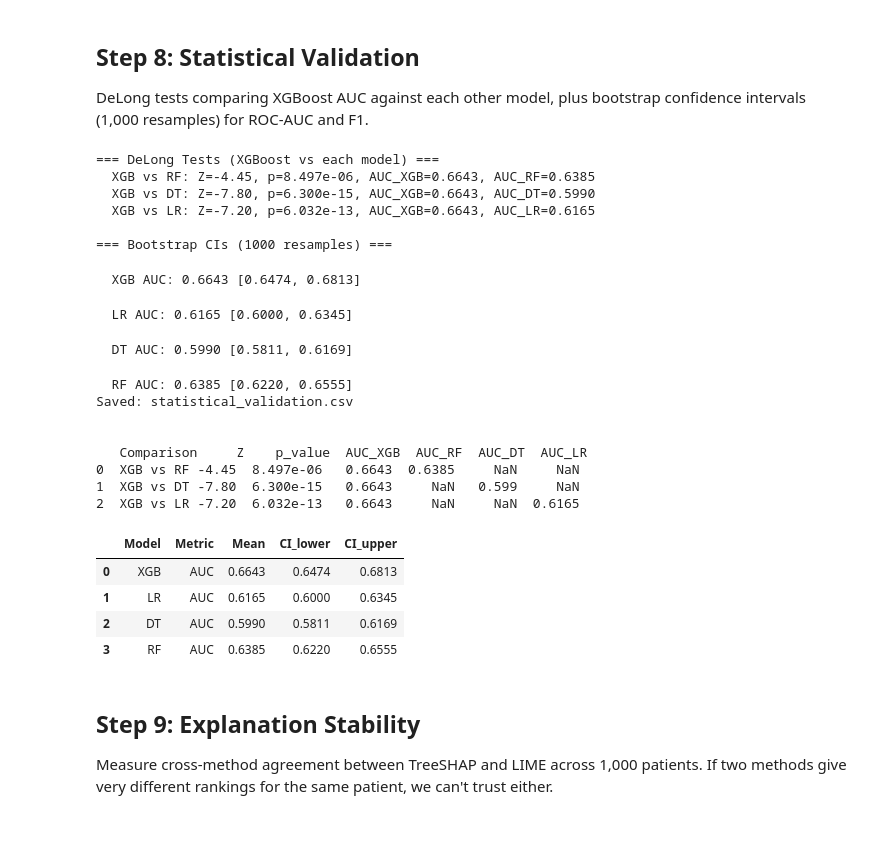
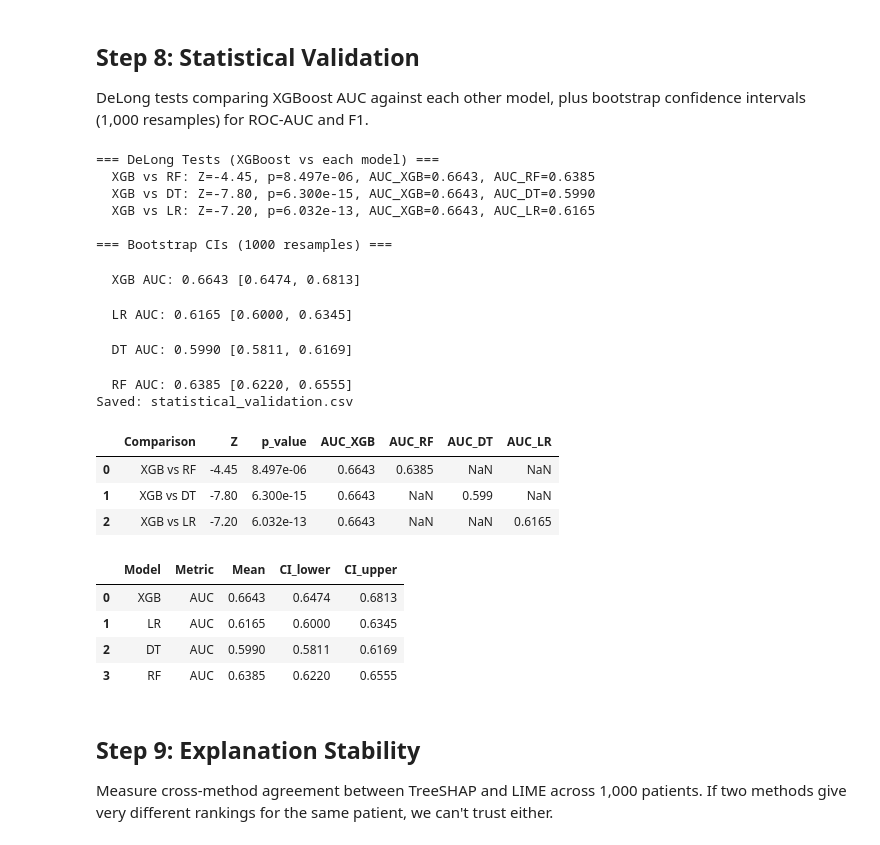
Before and after one commit to Codestronomer/diabetes-readmission-xai, a Jupyter notebook: notebooks/diabetes_readmission_pipeline.ipynb, the cells around one changed output. Saved outputs shown, nothing was run; the diff lists cells and outputs as text; code cells hidden in the pictures.

```diff
--- a/notebooks/diabetes_readmission_pipeline.ipynb
+++ b/notebooks/diabetes_readmission_pipeline.ipynb
@@ -1065,45 +1074,43 @@ print('\n=== Bootstrap CIs (1000 resamples) ===')
 boot_results = []
 for name in ['xgboost', 'logistic_regression', 'decision_tree', 'random_forest']:
     auc, lo, hi = Bootstrapping(ys, probs_dict[name], 'roc_auc', n_bootstraps=1000, confidence_level=0.95)
     disp = {'xgboost': 'XGB', 'logistic_regression': 'LR', 'decision_tree': 'DT', 'random_forest': 'RF'}
     print(f'  {disp[name]} AUC: {auc:.4f} [{lo:.4f}, {hi:.4f}]')
     boot_results.append({'Model': disp[name], 'Metric': 'AUC', 'Mean': round(auc, 4), 'CI_lower': round(lo, 4), 'CI_upper': round(hi, 4)})
 
 delong_df = pd.DataFrame(delong_results)
 boot_df = pd.DataFrame(boot_results)
 
 with open(RESULTS_TBL / 'statistical_validation.csv', 'w') as f:
     f.write('DeLong Tests\n')
     delong_df.to_csv(f, index=False)
     f.write('\nBootstrap CIs\n')
     boot_df.to_csv(f, index=False)
 print('Saved: statistical_validation.csv')
 
-print('\n\n', delong_df.head())
+display(delong_df.head())
 boot_df.head()
 # %% [output]
 === DeLong Tests (XGBoost vs each model) ===
   XGB vs RF: Z=-4.45, p=8.497e-06, AUC_XGB=0.6643, AUC_RF=0.6385
   XGB vs DT: Z=-7.80, p=6.300e-15, AUC_XGB=0.6643, AUC_DT=0.5990
   XGB vs LR: Z=-7.20, p=6.032e-13, AUC_XGB=0.6643, AUC_LR=0.6165
 
 === Bootstrap CIs (1000 resamples) ===
   XGB AUC: 0.6643 [0.6474, 0.6813]
   LR AUC: 0.6165 [0.6000, 0.6345]
   DT AUC: 0.5990 [0.5811, 0.6169]
   RF AUC: 0.6385 [0.6220, 0.6555]
 Saved: statistical_validation.csv
-
-
-   Comparison     Z    p_value  AUC_XGB  AUC_RF  AUC_DT  AUC_LR
-0  XGB vs RF -4.45  8.497e-06   0.6643  0.6385     NaN     NaN
-1  XGB vs DT -7.80  6.300e-15   0.6643     NaN   0.599     NaN
-2  XGB vs LR -7.20  6.032e-13   0.6643     NaN     NaN  0.6165
-|  | Model | Metric | Mean | CI_lower | CI_upper |
-| 0 | XGB | AUC | 0.6643 | 0.6474 | 0.6813 |
-| 1 | LR | AUC | 0.6165 | 0.6000 | 0.6345 |
-| 2 | DT | AUC | 0.5990 | 0.5811 | 0.6169 |
-| 3 | RF | AUC | 0.6385 | 0.6220 | 0.6555 |
+|  | Comparison | Z | p_value | AUC_XGB | AUC_RF | AUC_DT | AUC_LR |
+| 0 | XGB vs RF | -4.45 | 8.497e-06 | 0.6643 | 0.6385 | NaN | NaN |
+| 1 | XGB vs DT | -7.80 | 6.300e-15 | 0.6643 | NaN | 0.599 | NaN |
+| 2 | XGB vs LR | -7.20 | 6.032e-13 | 0.6643 | NaN | NaN | 0.6165 |
+|  | Model | Metric | Mean | CI_lower | CI_upper |
+| 0 | XGB | AUC | 0.6643 | 0.6474 | 0.6813 |
+| 1 | LR | AUC | 0.6165 | 0.6000 | 0.6345 |
+| 2 | DT | AUC | 0.5990 | 0.5811 | 0.6169 |
+| 3 | RF | AUC | 0.6385 | 0.6220 | 0.6555 |
 # %% [markdown]
 ## Step 9: Explanation Stability
 
```
Also changed, not shown: parts of 2 cells of this notebook.
